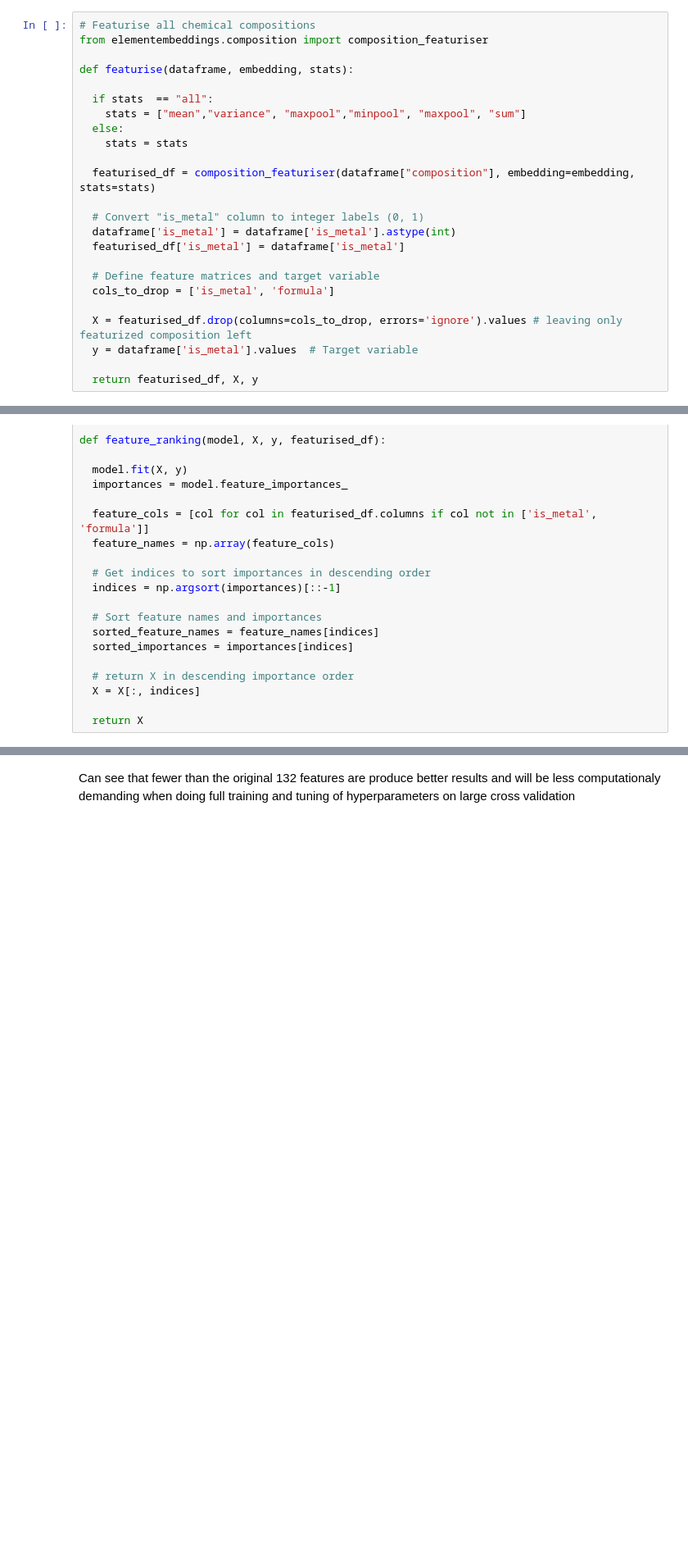
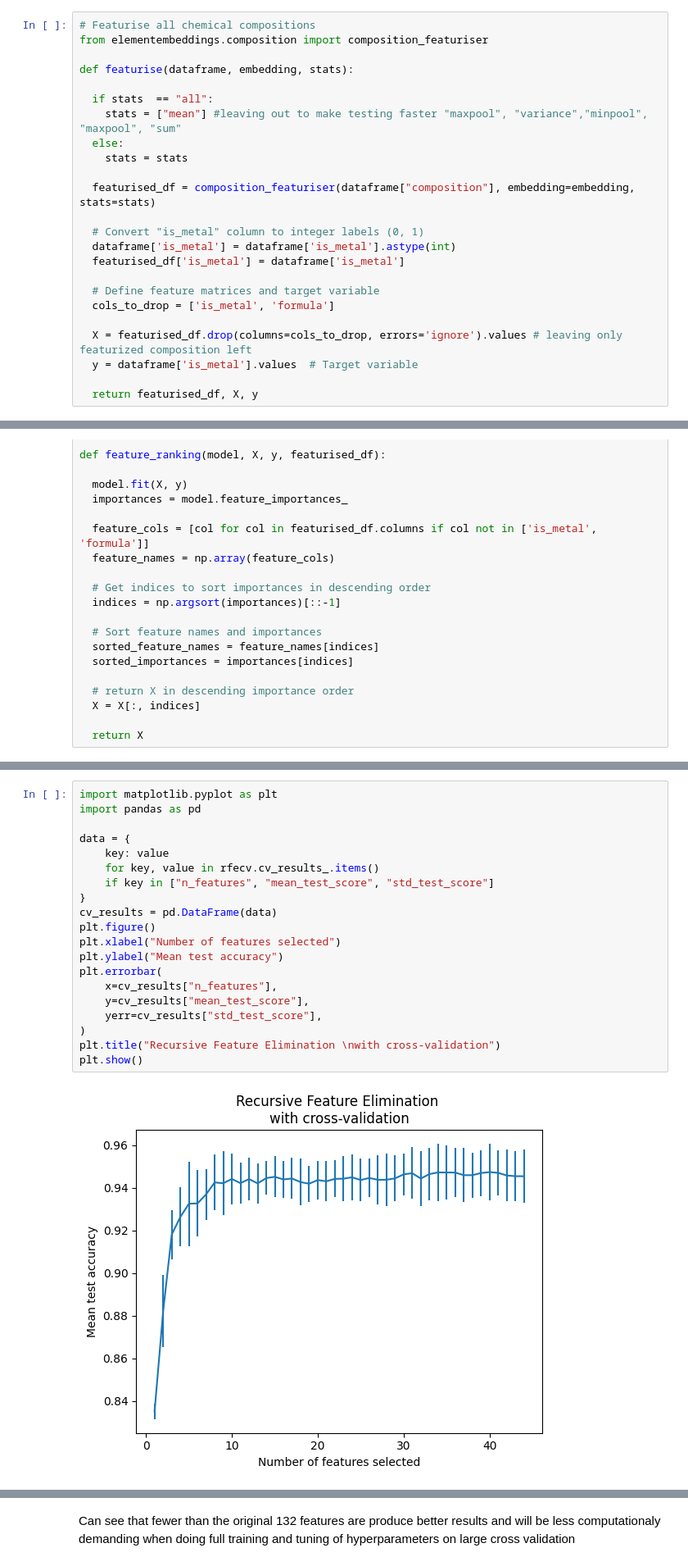
Before and after one commit to markzangwill/test3, a Jupyter notebook: Lecture9.ipynb, the cells around one changed output, grey strips where cells are left out. Shown at 82% size. Saved outputs shown, nothing was run; the diff lists cells and outputs as text; blank space fills up the shorter version.

```diff
--- a/Lecture9.ipynb
+++ b/Lecture9.ipynb
@@ -174,7 +175,7 @@ from elementembeddings.composition import composition_featuriser
 def featurise(dataframe, embedding, stats):
 
   if stats  == "all":
-    stats = ["mean","variance", "maxpool","minpool", "maxpool", "sum"]
+    stats = ["mean"] #leaving out to make testing faster "maxpool", "variance","minpool", "maxpool", "sum"
   else:
     stats = stats
 
@@ -268,0 +270,22 @@ Optimal number of features for RandomForestClassifier : 91
+# %%
+import matplotlib.pyplot as plt
+import pandas as pd
+
+data = {
+    key: value
+    for key, value in rfecv.cv_results_.items()
+    if key in ["n_features", "mean_test_score", "std_test_score"]
+}
+cv_results = pd.DataFrame(data)
+plt.figure()
+plt.xlabel("Number of features selected")
+plt.ylabel("Mean test accuracy")
+plt.errorbar(
+    x=cv_results["n_features"],
+    y=cv_results["mean_test_score"],
+    yerr=cv_results["std_test_score"],
+)
+plt.title("Recursive Feature Elimination \nwith cross-validation")
+plt.show()
+# %% [output]
+[figure, added]
```
Also changed, not shown: parts of 8 cells of this notebook.
